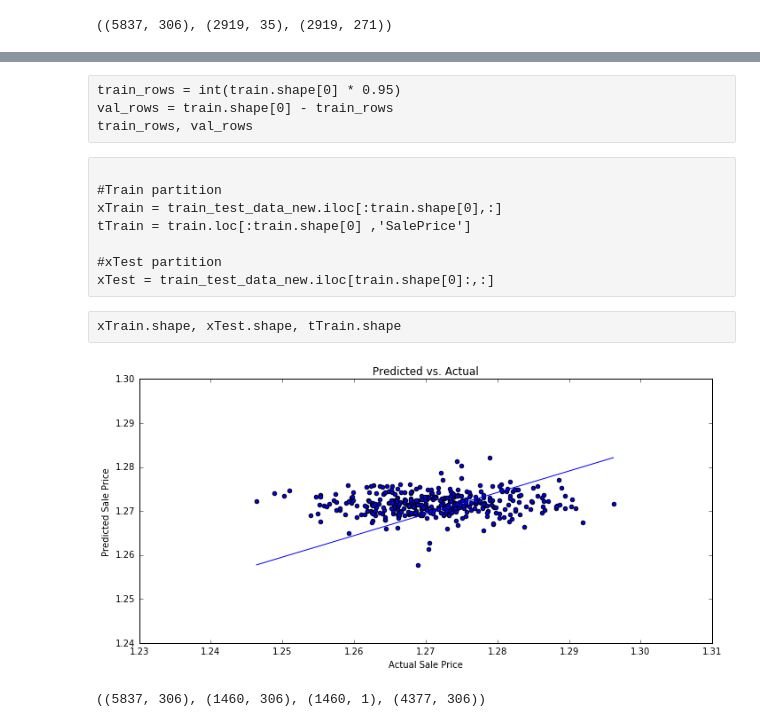
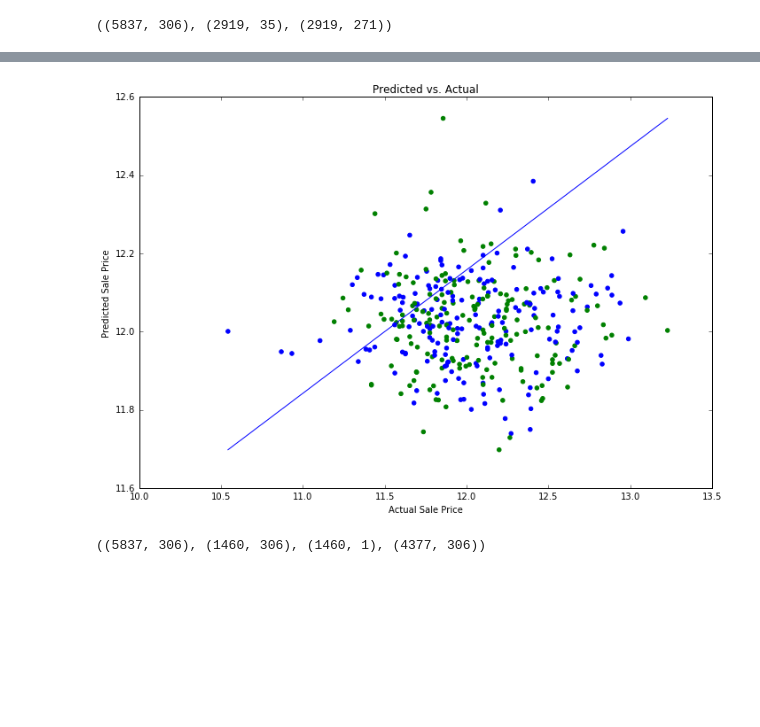
Before and after one commit to swapnilashtekar/House_prices_advanced_regression, a Jupyter notebook: house_pricing_RF.ipynb, the cells around one changed output, grey strips where cells are left out. Cells and saved outputs as stored; diff of their text form; code cells hidden in the pictures; blank space fills up the shorter version.

```diff
--- a/house_pricing_RF.ipynb
+++ b/house_pricing_RF.ipynb
@@ -184,21 +187,11 @@ for column in train_numerical.columns.values:
 
 for column in test_numerical.columns.values:
     #print train_numerical[column].isnull().sum()
-    if(test_numerical[column].isnull().sum() > 100):
+    if(test_numerical[column].isnull().sum() > 80):
         test_numerical = test_numerical.drop(column, axis = 1)
         print "[%s] column is dropped!" %column
     elif (test_numerical[column].isnull().sum() > 0):
         test_numerical = test_numerical.fillna(test_numerical[column].median())
-        """
-        outlier = np.where(is_outlier(train_numerical[column]))
-        test[column].iloc[outlier] = train_numerical[column].median()
-
-        if skew(train_numerical[column]) > 0.75:
-            train_numerical[column] = np.log(train_numerical[column])
-            train_numerical[column] = train_numerical[column].apply(lambda x: 0 if x == -np.inf else x)
-
-        train_numerical[column] = Normalizer().fit_transform(train_numerical[column].reshape(1,-1))[0]
-        """
 test_numerical = test_numerical.drop('Id', axis = 1)
 # %% [output]
 [LotFrontage] column is dropped!
@@ -208,7 +201,7 @@ Categorical data imputation
 for column in train_categorical.columns.values:
     #print train_categorical[column].isnull().sum()
 
-    if(train_categorical[column].isnull().sum() > 100):
+    if(train_categorical[column].isnull().sum() > 80):
         dropped_columns.append(column)
         train_categorical = train_categorical.drop(column, axis = 1)
         print "[%s] column is dropped !" %column
@@ -225,7 +222,7 @@ for column in train_categorical.columns.values:
 for column in test_categorical.columns.values:
     #print train_categorical[column].isnull().sum()
 
-    if(test_categorical[column].isnull().sum() > 100):
+    if(test_categorical[column].isnull().sum() > 80):
         test_categorical = test_categorical.drop(column, axis = 1)
         print "[%s] column is dropped !" %column
         continue
@@ -292,40 +266,33 @@ testData$LotFrontage<-NULL
-# %% [raw]
-train_rows = int(train.shape[0] * 0.95)
-val_rows = train.shape[0] - train_rows
-train_rows, val_rows
-# %% [raw]
-
-#Train partition
-xTrain = train_test_data_new.iloc[:train.shape[0],:]
-tTrain = train.loc[:train.shape[0] ,'SalePrice']
-
-#xTest partition
-xTest = train_test_data_new.iloc[train.shape[0]:,:]
-# %% [raw]
-xTrain.shape, xTest.shape, tTrain.shape
+# %%
+#Train partition
+xTrain = train_test_data_new.iloc[:train.shape[0],:]
+tTrain = train.loc[:train.shape[0] ,'SalePrice']
+
+#xTest partition
+xTest = train_test_data_new.iloc[train.shape[0]:,:]
 # %%
 tTrain = pd.DataFrame(np.log1p(tTrain.values))
 # %%
 from sklearn.cross_validation import train_test_split
 from sklearn.ensemble import RandomForestRegressor
 
-X_train1, X_test1, y_train1, y_test1 = train_test_split(xTrain.values, tTrain.values)
+X_train1, X_test1, y_train1, y_test1 = train_test_split(xTrain.values, tTrain.values.ravel())
 clf = RandomForestRegressor(n_estimators=500, n_jobs=-1)
 
 clf.fit(X_train1, y_train1)
 y_pred = clf.predict(X_test1)
 
-y_test1 = y_test1
-plt.figure(figsize=(10, 5))
-plt.scatter(y_test1, y_pred, s=20)
+#y_test1 = y_test1
+plt.figure(figsize=(10, 7))
+plt.scatter(y_test1, y_pred, s=20, color=['blue','green'])
 plt.title('Predicted vs. Actual')
 plt.xlabel('Actual Sale Price')
 plt.ylabel('Predicted Sale Price')
 
 plt.plot([min(y_test1), max(y_test1)], [min(y_pred), max(y_pred)])
 plt.tight_layout()
 # %% [output]
-[figure, old version]
+[figure, new version]
 # %%
 train_test_data_new.shape, xTrain.shape, tTrain.shape, xTest.shape
 # %% [output]
```
Also changed, not shown: parts of 13 cells of this notebook, 2 other files.
